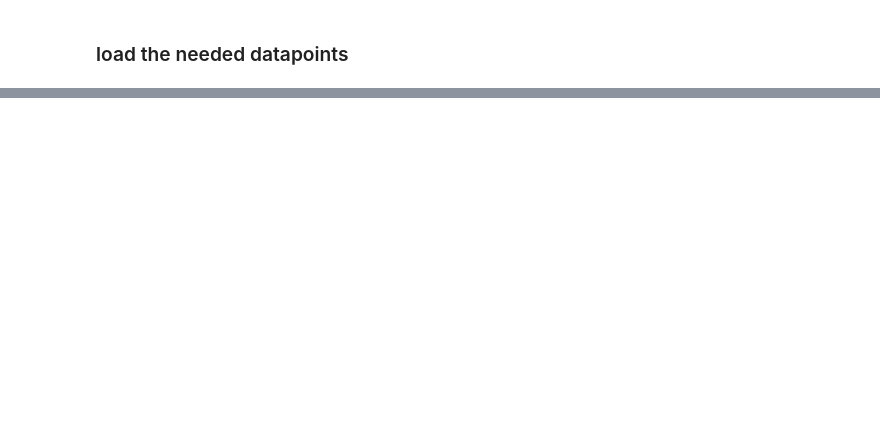
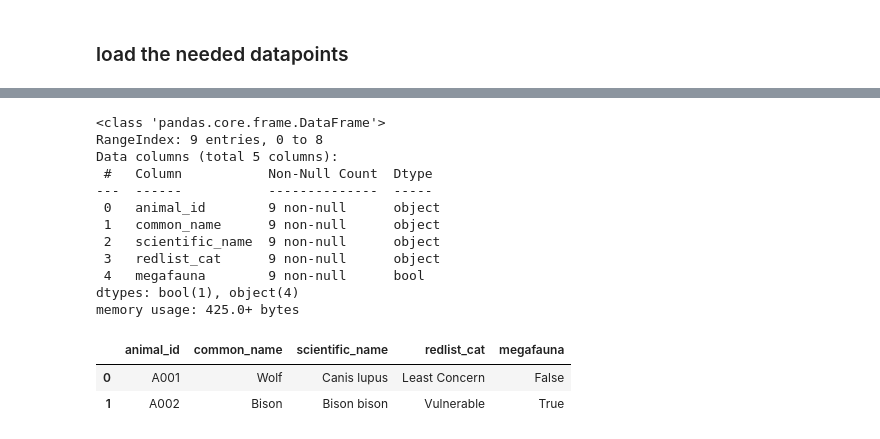
Before and after one commit to minhsueh/data-science-assessment, a Jupyter notebook: ML_Assessment_Notebook.ipynb, the cells around one changed output, grey strips where cells are left out. Drawn from its saved outputs; the diff is of its cells as text; code cells hidden in the pictures; blank space fills up the shorter version.

Commit message:
upload proposed framework and output

```diff
--- a/ML_Assessment_Notebook.ipynb
+++ b/ML_Assessment_Notebook.ipynb
@@ -132,2 +157,15 @@ import osgeo.gdal
 # %% [markdown]
 ### load the needed datapoints
+# %%
+
+# loads original animal_events and animals
+animal_events_df = pd.read_csv(f"{INPUT_FILE_PATH}animal_events.csv")
+animal_df = pd.read_csv(f"{INPUT_FILE_PATH}animals.csv")
+
+
+# load protected areas
+protected_areas_gdf = gpd.read_file(f"{INPUT_FILE_PATH}protected_areas.json")
+
+# load satellites area
+with open(f"{INPUT_FILE_PATH}satellites.json") as f:
+    satellites_dict = json.load(f)
@@ -133,0 +300,27 @@ import osgeo.gdal
+# %%
+test_str_df = pd.read_csv(f"{INPUT_FILE_PATH}animals.csv")
+config = {
+    'megafauna': {
+        'no': False,
+        'yes': True
+    },
+}
+test_str_df1 = str_formatter(test_str_df, config)
+test_str_df1.info()
+test_str_df1[:2]
+# %% [output]
+<class 'pandas.core.frame.DataFrame'>
+RangeIndex: 9 entries, 0 to 8
+Data columns (total 5 columns):
+ #   Column           Non-Null Count  Dtype
+---  ------           --------------  -----
+ 0   animal_id        9 non-null      object
+ 1   common_name      9 non-null      object
+ 2   scientific_name  9 non-null      object
+ 3   redlist_cat      9 non-null      object
+ 4   megafauna        9 non-null      bool
+dtypes: bool(1), object(4)
+memory usage: 425.0+ bytes
+|  | animal_id | common_name | scientific_name | redlist_cat | megafauna |
+| 0 | A001 | Wolf | Canis lupus | Least Concern | False |
+| 1 | A002 | Bison | Bison bison | Vulnerable | True |
```
Also changed, not shown: parts of 60 cells of this notebook, 8 other files.
